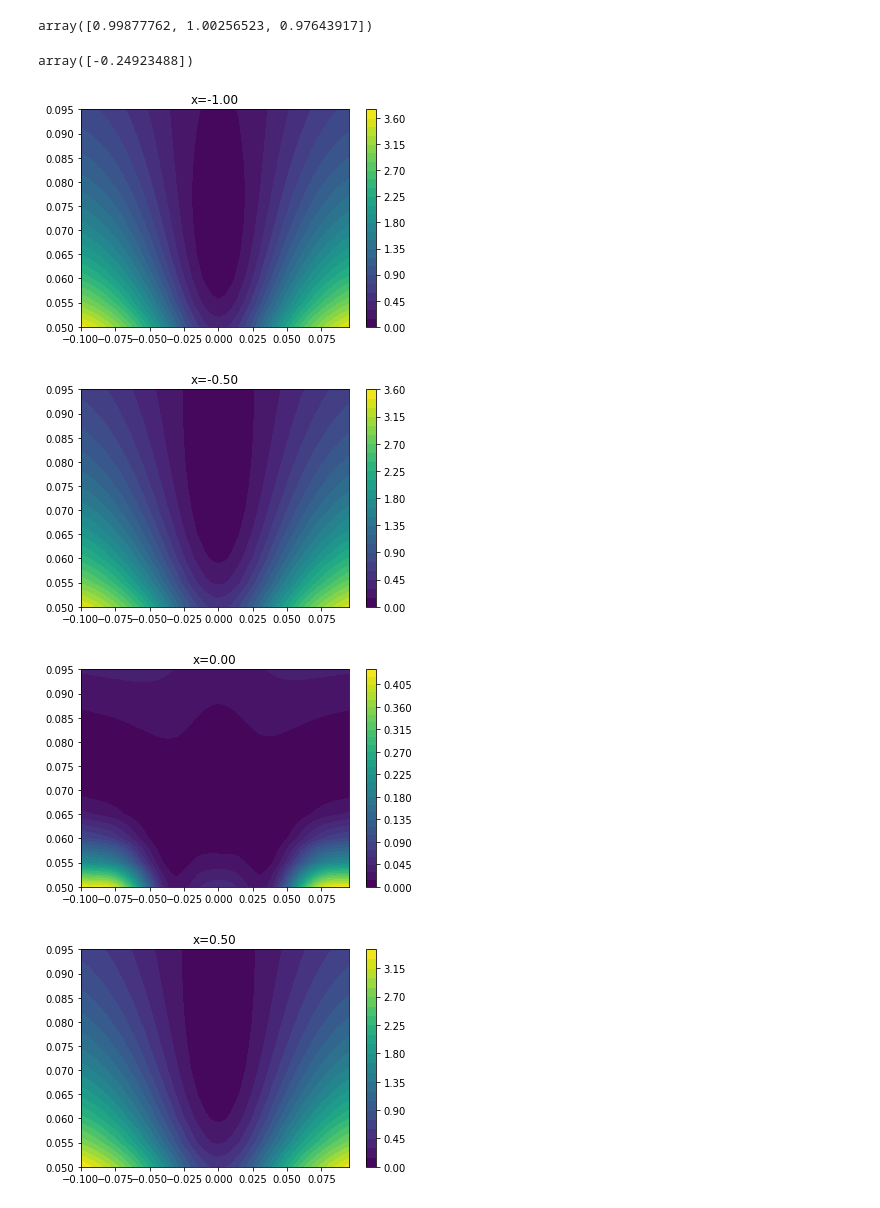
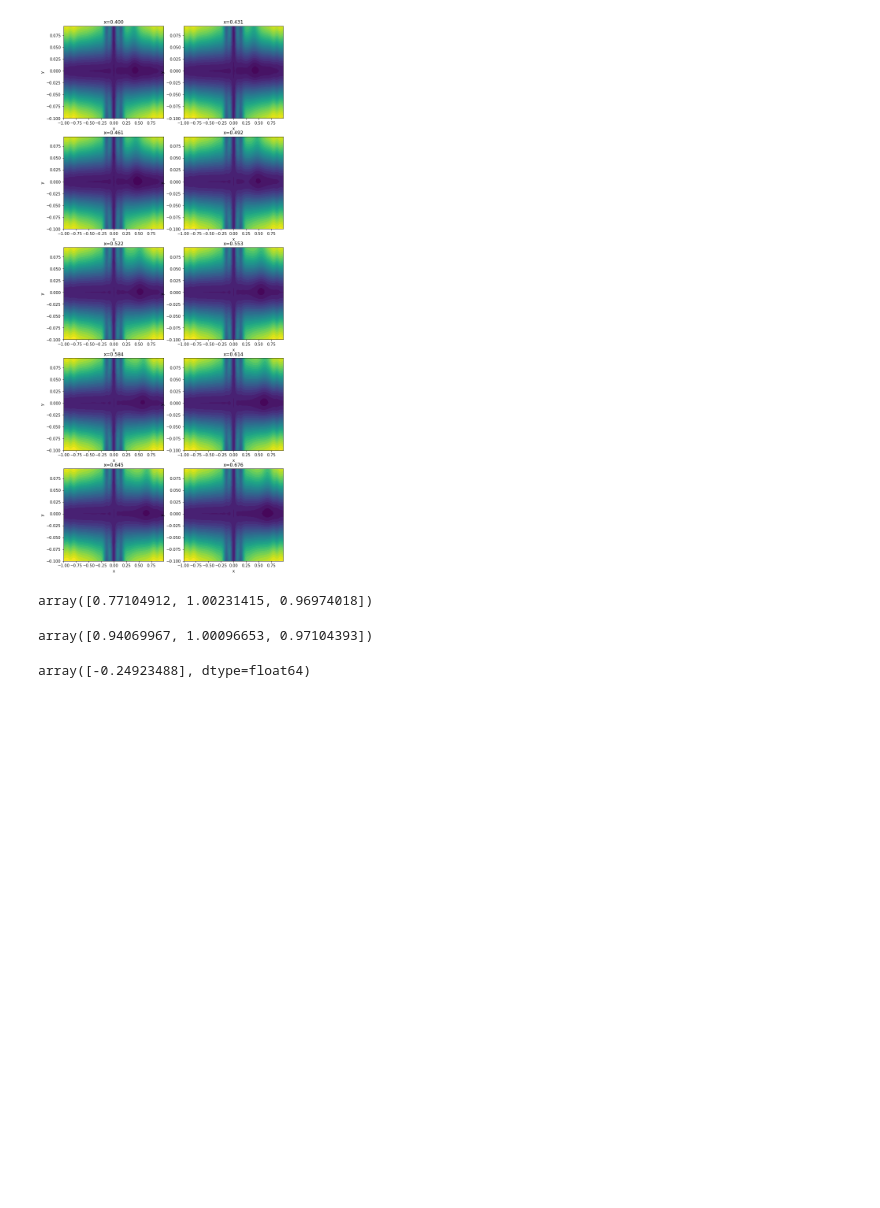
Before and after one commit to GaoxiangTang/junction-trap-simulation, a Jupyter notebook: shuttling.ipynb, the cells around one changed output. Drawn from its saved outputs; the diff is of its cells as text; code cells hidden in the pictures; blank space fills up the shorter version.

```diff
--- a/shuttling.ipynb
+++ b/shuttling.ipynb
@@ -84,0 +26,13 @@ plt.plot(locations[:, 1])
+# %%
+
+fig, ax = plt.subplots(5, 2, figsize=(10, 25))
+cnt = 0
+ax = ax.reshape(ax.size)
+for i, opt in enumerate(voltages):
+    if i % 5 == 0:
+        junction.plot_slice(opt, z=positions[i, 2], ax=ax[cnt])
+        ax[cnt].set_title('x=%.3f' % profile[i])
+        # ax[cnt].set_xlabel("x")
+        cnt += 1
+# %% [output]
+[figure, added]
@@ -85,35 +68,28 @@ plt.plot(locations[:, 1])
 # %%
 from scipy.optimize import minimize
+
 def trap_frequency(location, hess):
-    q = 1.6e-19
-    m = 0.171/6.02e23
     hessian = np.array(hess(location))
     eig, eigv = np.linalg.eig(hessian)
-    return (q * eig / m) ** 0.5 / (2 * np.pi / 1e6)  , eigv
+    return (q * eig * 1e-6 / m) ** 0.5 / (2 * np.pi)  , eigv
 
-ion_location = minimize(pseudo_interp, [0.6, 0, 0.07], jac=pseudo_jac, tol=1e-15).x
-ion_location = np.array([0.6, 0, 0.074])
-freq, direction = trap_frequency(ion_location, pseudo_hess)
+ion_location = minimize(junction.pseudo_interp, [0.6, 0, 0.07], bounds=shuttle_range, jac=junction.pseudo_jac, tol=1e-6).x
+# ion_location = np.array([0.6, 0, 0.074])
+freq, direction = trap_frequency(ion_location, junction.pseudo_hess)
+(freq / np.array([0.0110397, 3.06111, 3.15968]) )
+# ion_location
+# %% [output]
+array([0.77104912, 1.00231415, 0.96974018])
 # %%
 q = 1.6e-19
 m = 0.171/6.02e23
-hessian = np.array(pseudo_hess((ion_location)))
+hessian = np.array(junction.pseudo_hess((ion_location)))
 eig = np.array([hessian[0, 0], hessian[1, 1], hessian[2, 2]])
-freq = (q * eig / m) ** 0.5 / (2 * np.pi )
+freq = (q * eig * 1e-6 / m) ** 0.5 / (2 * np.pi )
 (freq / np.array([0.0110397, 3.06111, 3.15968]) )
 # %% [output]
-array([0.99877762, 1.00256523, 0.97643917])
+array([0.94069967, 1.00096653, 0.97104393])
 # %%
-pseudo_interp([0.6, 0, 0.074]) * 1e6
+junction.pseudo_interp([0.6, 0, 0.074]) * 1e6
 # %% [output]
-array([-0.24923488])
+array([-0.24923488], dtype=float64)
-# %%
-shuttle_range = [[-1, 1], [-0.1, 0.1], [0.05, 0.1]]
-
-for i in np.linspace(-1, 0.5, 4):
-    display.potential_slicex(pp * 1e6, shuttle_range, i)
-# %% [output]
-[figure, removed]
-[figure, removed]
-[figure, removed]
-[figure, removed]
```
Also changed, not shown: parts of 14 cells of this notebook, 8 other files.
